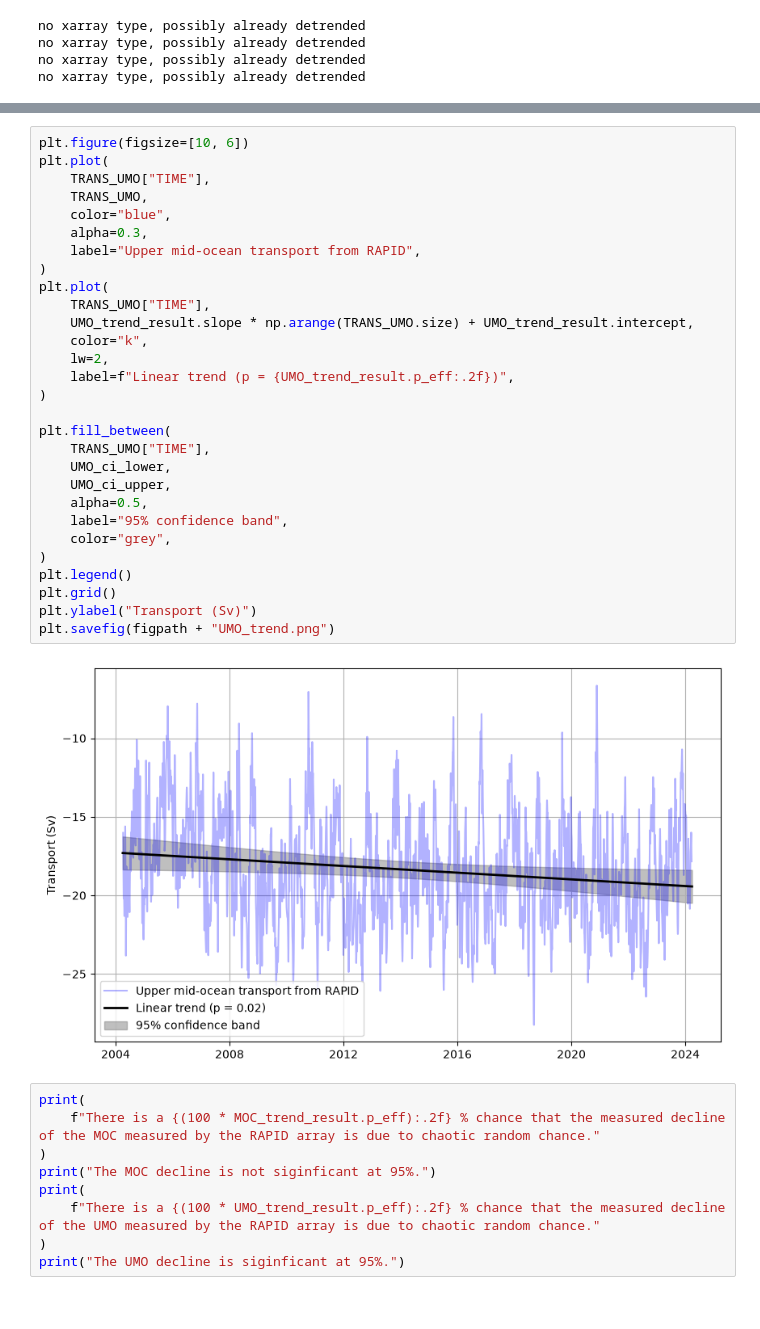
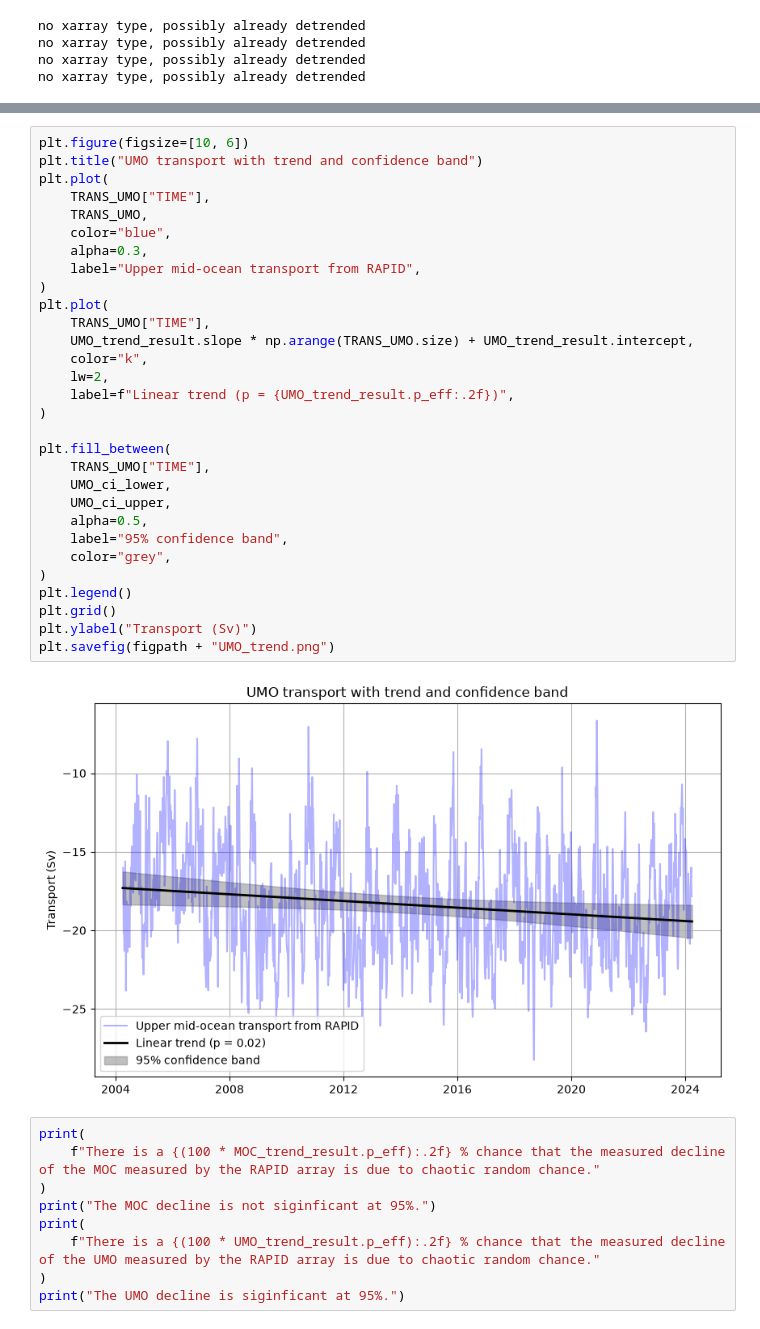
Before and after one commit to jakey244/DataAnalysis_A2, a Jupyter notebook: notebooks/part2A_seasonality_autocorrelation_trends.ipynb, the cells around one changed output, grey strips where cells are left out. Drawn from its saved outputs; the diff is of its cells as text.

```diff
--- a/notebooks/part2A_seasonality_autocorrelation_trends.ipynb
+++ b/notebooks/part2A_seasonality_autocorrelation_trends.ipynb
@@ -174,34 +181,35 @@ plt.savefig(figpath + "MOC_trend.png")
 # %%
 plt.figure(figsize=[10, 6])
+plt.title("UMO transport with trend and confidence band")
 plt.plot(
     TRANS_UMO["TIME"],
     TRANS_UMO,
     color="blue",
     alpha=0.3,
     label="Upper mid-ocean transport from RAPID",
 )
 plt.plot(
     TRANS_UMO["TIME"],
     UMO_trend_result.slope * np.arange(TRANS_UMO.size) + UMO_trend_result.intercept,
     color="k",
     lw=2,
     label=f"Linear trend (p = {UMO_trend_result.p_eff:.2f})",
 )
 
 plt.fill_between(
     TRANS_UMO["TIME"],
     UMO_ci_lower,
     UMO_ci_upper,
     alpha=0.5,
     label="95% confidence band",
     color="grey",
 )
 plt.legend()
 plt.grid()
 plt.ylabel("Transport (Sv)")
 plt.savefig(figpath + "UMO_trend.png")
 # %% [output]
-[figure, old version]
+[figure, new version]
 # %%
 print(
     f"There is a {(100 * MOC_trend_result.p_eff):.2f} % chance that the measured decline of the MOC measured by the RAPID array is due to chaotic random chance."
```
Also changed, not shown: parts of 7 cells of this notebook, 19 other files.
